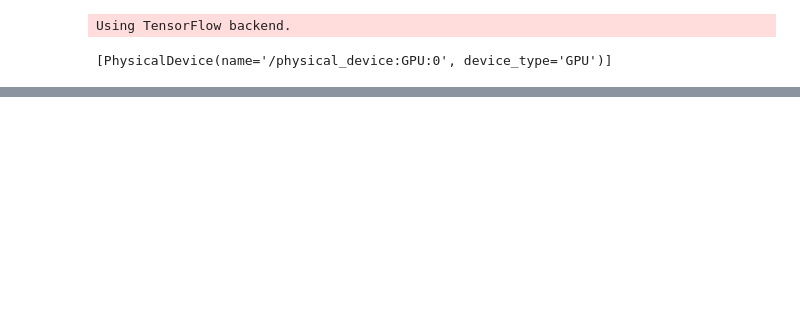
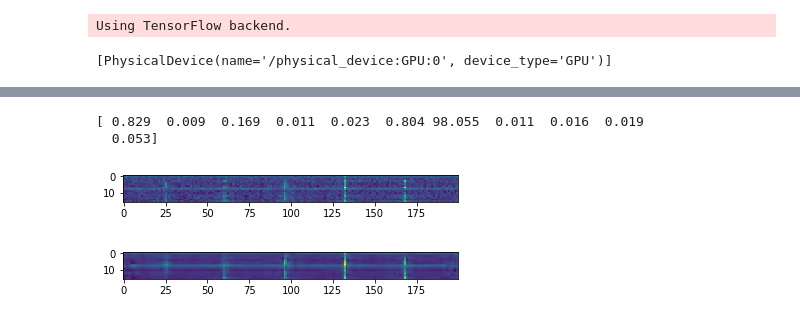
Before and after one commit to FX196/SETI-Energy-Detection, a Jupyter notebook: Autoencoder-GPU.ipynb, the cells around one changed output, grey strips where cells are left out. Saved outputs shown, nothing was run; the diff lists cells and outputs as text; code cells hidden in the pictures; blank space fills up the shorter version.

```diff
--- a/Autoencoder-GPU.ipynb
+++ b/Autoencoder-GPU.ipynb
@@ -208,0 +307,15 @@ sample.shape
+# %%
+num_batch_each = 200
+x_cluster_samp = np.empty((num_batch_each*len(dir_names)*32, 16, 200, 1))
+y_cluster_samp = np.empty((num_batch_each*len(dir_names)*32))
+for shift, directory in enumerate(dir_names):
+    gen = datagen.flow_from_directory(
+        directory=f"../../data/S-band/{directory}/filtered",
+        target_size=(16, 200),
+        color_mode="grayscale",
+        class_mode="sparse"
+    )
+    for i in tqdm(range(num_batch_each)):
+        temp_x, temp_y = gen.next()
+        x_cluster_samp[(shift*num_batch_each+i)*32:(shift*num_batch_each+i+1)*32] = temp_x
+        y_cluster_samp[(shift*num_batch_each+i)*32:(shift*num_batch_each+i+1)*32] = temp_y
@@ -208,0 +409,18 @@ sample.shape
+# %%
+for i in range(4):
+    num_batch_each = 200
+    x_cluster_samp = np.empty((num_batch_each*len(dir_names)*32, 16, 200, 1))
+    y_cluster_samp = np.empty((num_batch_each*len(dir_names)*32))
+    for shift, directory in enumerate(dir_names):
+        gen = datagen.flow_from_directory(
+            directory=f"../../data/S-band/{directory}/filtered",
+            target_size=(16, 200),
+            color_mode="grayscale",
+            class_mode="sparse"
+        )
+        for i in tqdm(range(num_batch_each)):
+            temp_x, temp_y = gen.next()
+            x_cluster_samp[(shift*num_batch_each+i)*32:(shift*num_batch_each+i+1)*32] = temp_x
+            y_cluster_samp[(shift*num_batch_each+i)*32:(shift*num_batch_each+i+1)*32] = temp_y
+
+    fit_cluster(idec, x_cluster_samp, y_cluster_samp, gamma=0.05)
@@ -208,0 +473,15 @@ sample.shape
+# %%
+probs, recons = idec.predict(x_cluster_samp, verbose=0)
+# %%
+i = 13
+np.set_printoptions(precision=3, suppress=True)
+plt.figure()
+plt.imshow(x_cluster_samp[i, :, :, 0])
+plt.figure()
+plt.imshow(recons[i, :, :, 0])
+print(probs[i]*100)
+# %% [output]
+[ 0.829  0.009  0.169  0.011  0.023  0.804 98.055  0.011  0.016  0.019
+  0.053]
+[figure, added]
+[figure, added]
```
Also changed, not shown: parts of 66 cells of this notebook, 1 other file.
